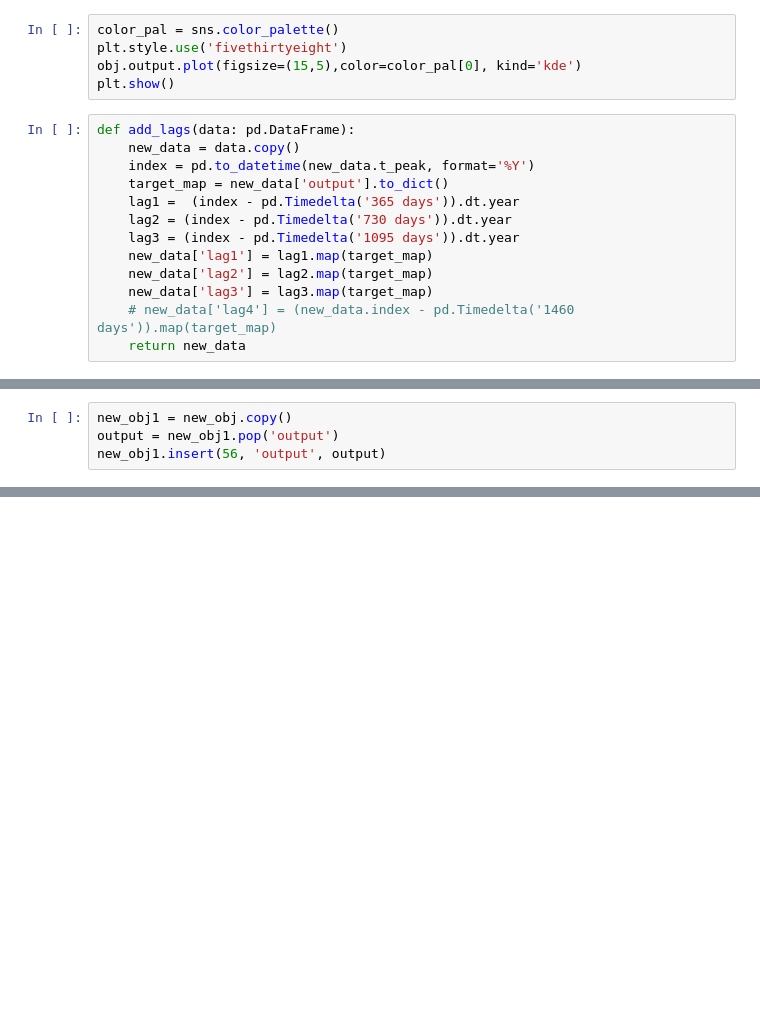
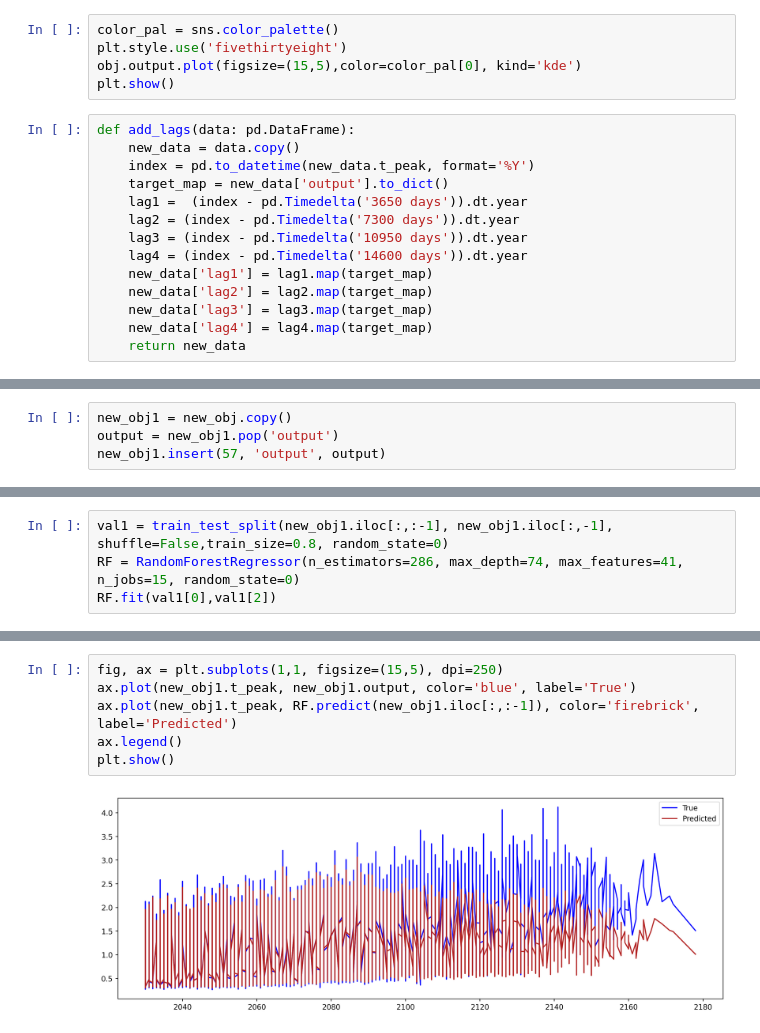
Before and after one commit to AVelaryon/Darnell-Model-, a Jupyter notebook: Darnell_Lag_Feat.ipynb, the cells around one changed output, grey strips where cells are left out. Saved outputs shown, nothing was run; the diff lists cells and outputs as text; blank space fills up the shorter version.

```diff
--- a/Darnell_Lag_Feat.ipynb
+++ b/Darnell_Lag_Feat.ipynb
@@ -47,13 +47,14 @@ def add_lags(data: pd.DataFrame):
     new_data = data.copy()
     index = pd.to_datetime(new_data.t_peak, format='%Y')
     target_map = new_data['output'].to_dict()
-    lag1 =  (index - pd.Timedelta('365 days')).dt.year
-    lag2 = (index - pd.Timedelta('730 days')).dt.year
-    lag3 = (index - pd.Timedelta('1095 days')).dt.year
+    lag1 =  (index - pd.Timedelta('3650 days')).dt.year
+    lag2 = (index - pd.Timedelta('7300 days')).dt.year
+    lag3 = (index - pd.Timedelta('10950 days')).dt.year
+    lag4 = (index - pd.Timedelta('14600 days')).dt.year
     new_data['lag1'] = lag1.map(target_map)
     new_data['lag2'] = lag2.map(target_map)
     new_data['lag3'] = lag3.map(target_map)
-    # new_data['lag4'] = (new_data.index - pd.Timedelta('1460 days')).map(target_map)
+    new_data['lag4'] = lag4.map(target_map)
     return new_data
 # %%
 new_obj = add_lags(obj)
@@ -70,7 +77,7 @@ new_obj.tail()
 # %%
 new_obj1 = new_obj.copy()
 output = new_obj1.pop('output')
-new_obj1.insert(56, 'output', output)
+new_obj1.insert(57, 'output', output)
 # %%
 val = TimeSeriesSplit(n_splits=4, max_train_size=60_000)
 features = new_obj1.iloc[:,:-1].columns
@@ -97,0 +114,4 @@ for train_indx, val_indx in val.split(new_obj1):
+# %%
+val1 = train_test_split(new_obj1.iloc[:,:-1], new_obj1.iloc[:,-1], shuffle=False,train_size=0.8, random_state=0)
+RF = RandomForestRegressor(n_estimators=286, max_depth=74, max_features=41, n_jobs=15, random_state=0)
+RF.fit(val1[0],val1[2])
@@ -97,0 +136,8 @@ for train_indx, val_indx in val.split(new_obj1):
+# %%
+fig, ax = plt.subplots(1,1, figsize=(15,5), dpi=250)
+ax.plot(new_obj1.t_peak, new_obj1.output, color='blue', label='True')
+ax.plot(new_obj1.t_peak, RF.predict(new_obj1.iloc[:,:-1]), color='firebrick', label='Predicted')
+ax.legend()
+plt.show()
+# %% [output]
+[figure, added]
```
Also changed, not shown: parts of 7 cells of this notebook, 1 other file.
